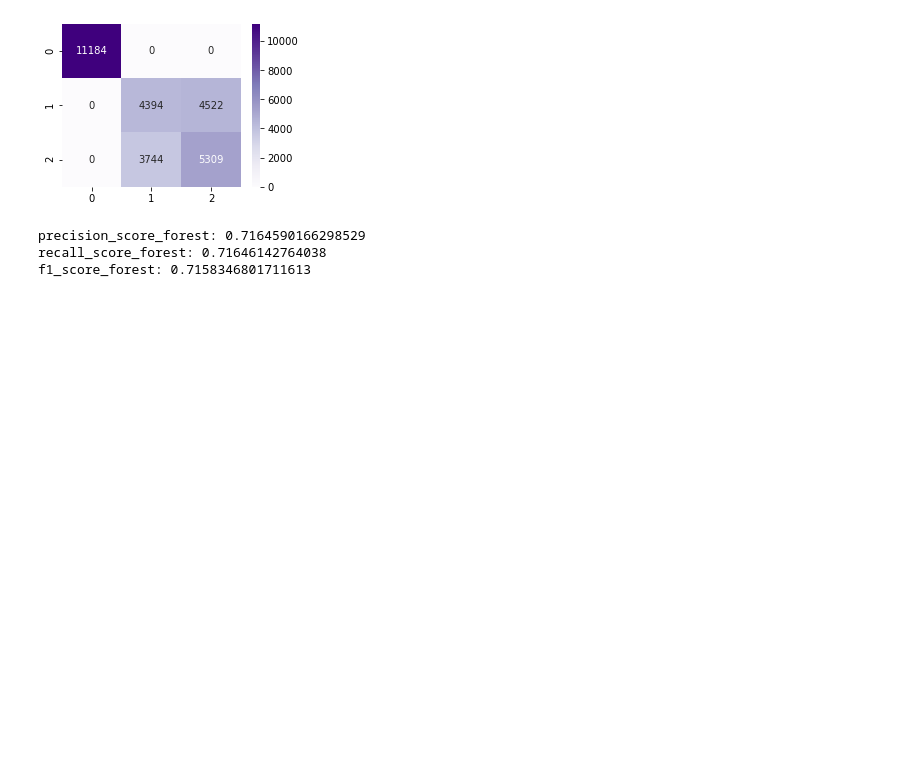
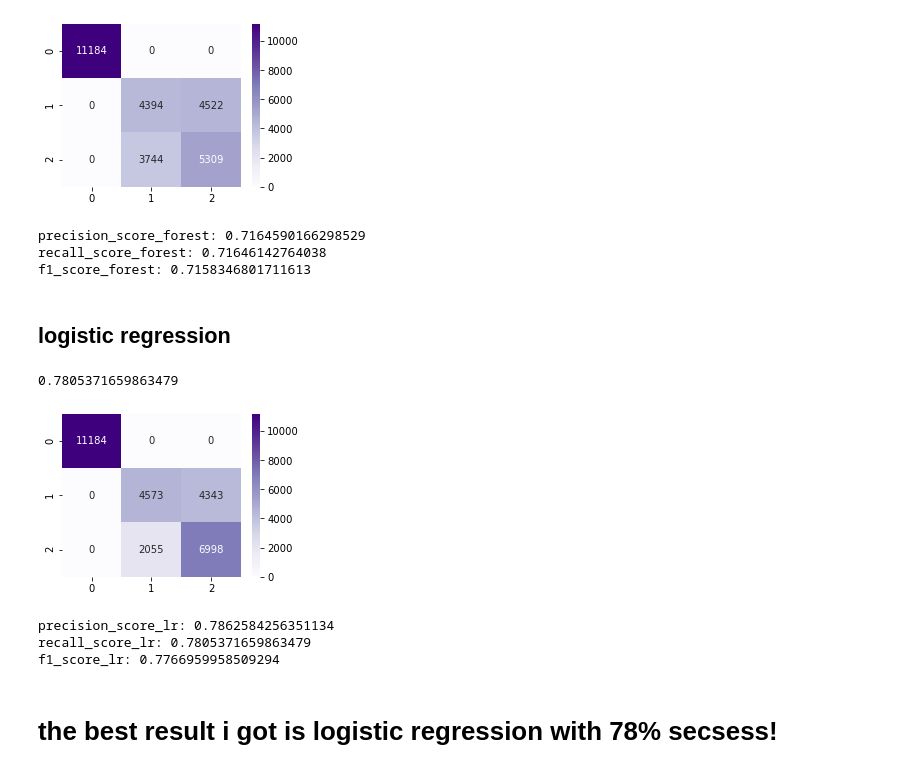
Before and after one commit to Yehudit-Brickner/data_science_end_of_year1_project, a Jupyter notebook: data science part 4.ipynb, the cells around one changed output. Drawn from its saved outputs; the diff is of its cells as text; code cells hidden in the pictures; blank space fills up the shorter version.

```diff
--- a/data science part 4.ipynb
+++ b/data science part 4.ipynb
@@ -1096,3 +1233,26 @@ print("f1_score_forest:",f1_score(data_test_y, y_pred_forest1_test,average='weig
 precision_score_forest: 0.7164590166298529
 recall_score_forest: 0.71646142764038
 f1_score_forest: 0.7158346801711613
+# %% [markdown]
+## logistic regression
+# %%
+y_pred_lr1_test=lr1.predict(data_test_x)
+accuracy_lr1_test=metrics.accuracy_score(data_test_y,y_pred_lr1_test)
+accuracy_lr1_test
+# %% [output]
+0.7805371659863479
+# %%
+mat_lr1_test=confusion_matrix(data_test_y,y_pred_lr1_test)
+confussion_matrix(mat_lr1_test)
+# %% [output]
+[figure, added]
+# %%
+print("precision_score_lr:",precision_score(data_test_y, y_pred_lr1_test,average='weighted'))
+print("recall_score_lr:",recall_score(data_test_y, y_pred_lr1_test,average='weighted'))
+print("f1_score_lr:",f1_score(data_test_y, y_pred_lr1_test,average='weighted'))
+# %% [output]
+precision_score_lr: 0.7862584256351134
+recall_score_lr: 0.7805371659863479
+f1_score_lr: 0.7766959958509294
+# %% [markdown]
+# the best result i got is logistic regression with 78% secsess!
```
Also changed, not shown: parts of 97 cells of this notebook.
